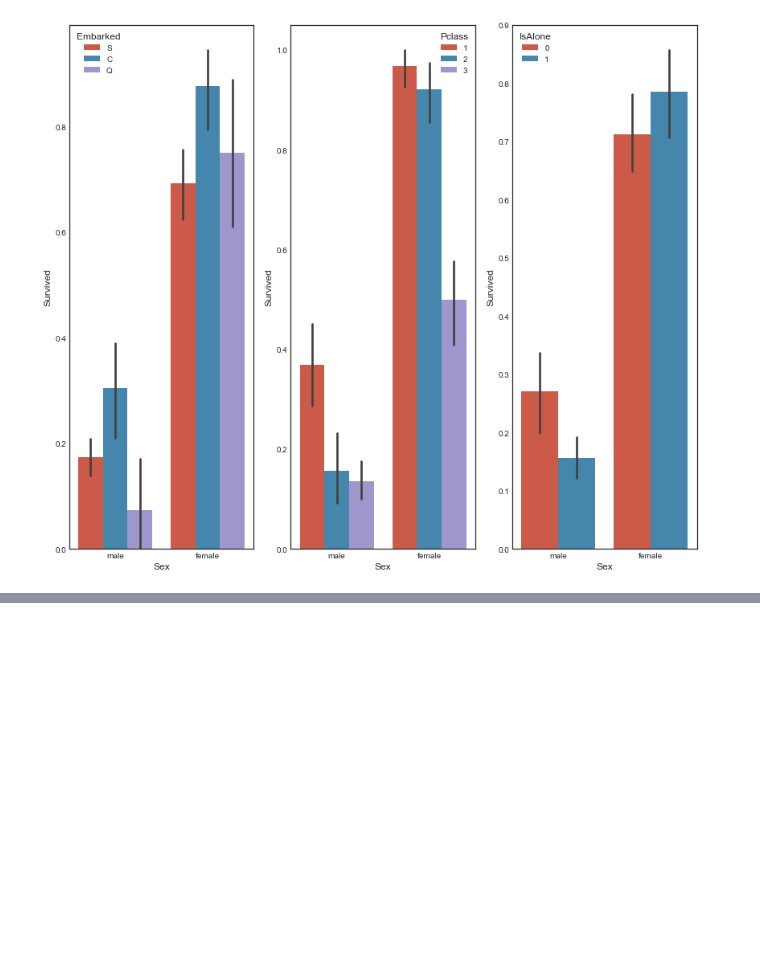
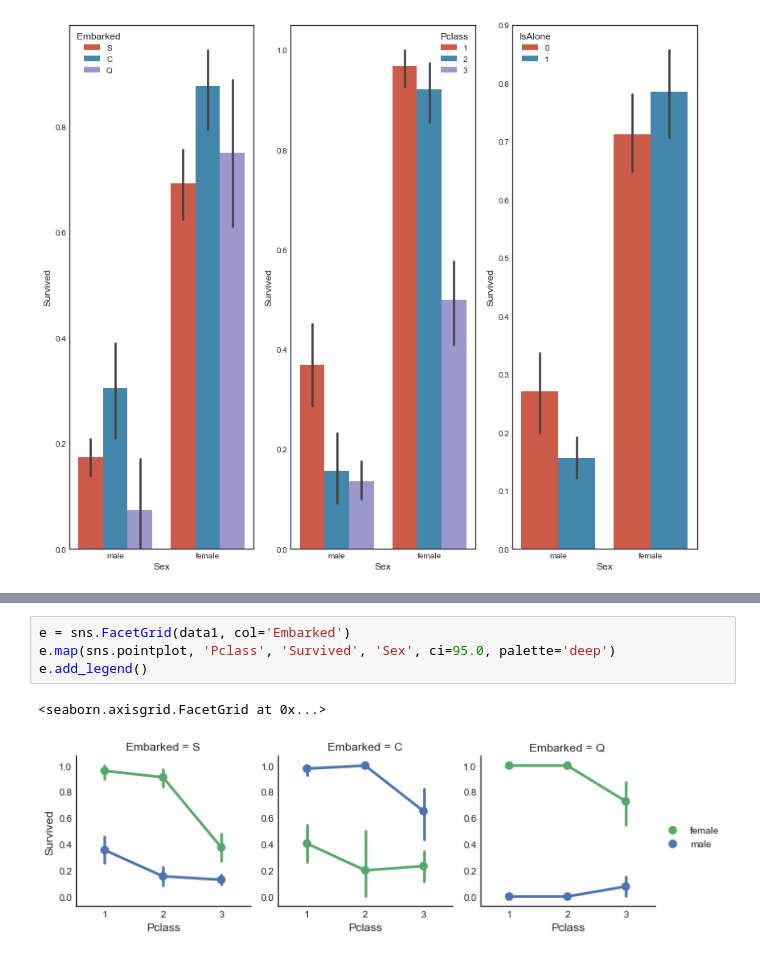
Before and after one commit to sebastienharinck/Courses, a Jupyter notebook: kaggle/titanic/titanic-machine-learning-from-disaster.ipynb, the cells around one changed output, grey strips where cells are left out. Cells and saved outputs as stored; diff of their text form; blank space fills up the shorter version.

```diff
--- a/kaggle/titanic/titanic-machine-learning-from-disaster.ipynb
+++ b/kaggle/titanic/titanic-machine-learning-from-disaster.ipynb
@@ -579,0 +593,7 @@ sns.barplot(x='Sex', y='Survived', hue='IsAlone', data=data1, ax=gaxis[2])
+# %%
+e = sns.FacetGrid(data1, col='Embarked')
+e.map(sns.pointplot, 'Pclass', 'Survived', 'Sex', ci=95.0, palette='deep')
+e.add_legend()
+# %% [output]
+<seaborn.axisgrid.FacetGrid at 0x...>
+[figure, added]
```
Also changed, not shown: parts of 1 cell of this notebook.
